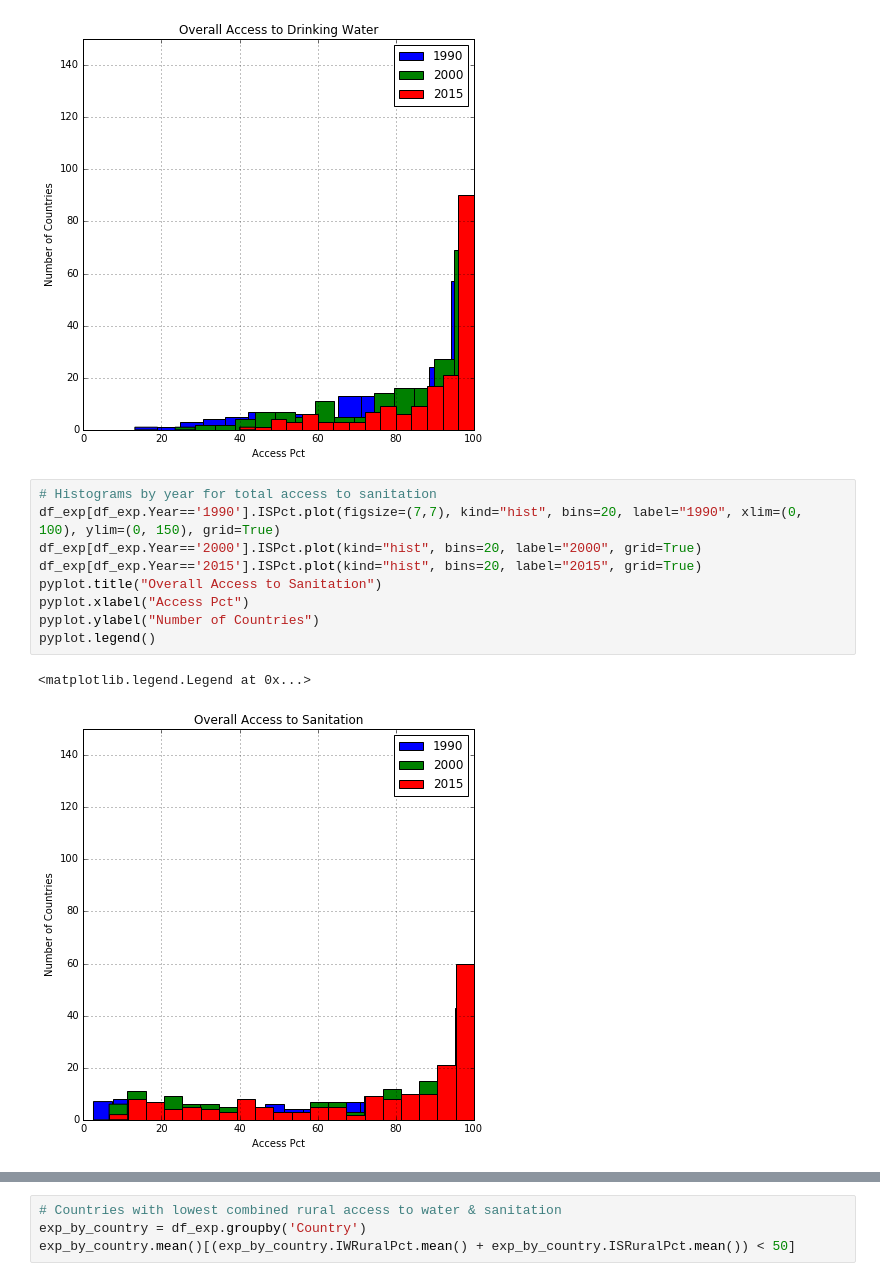
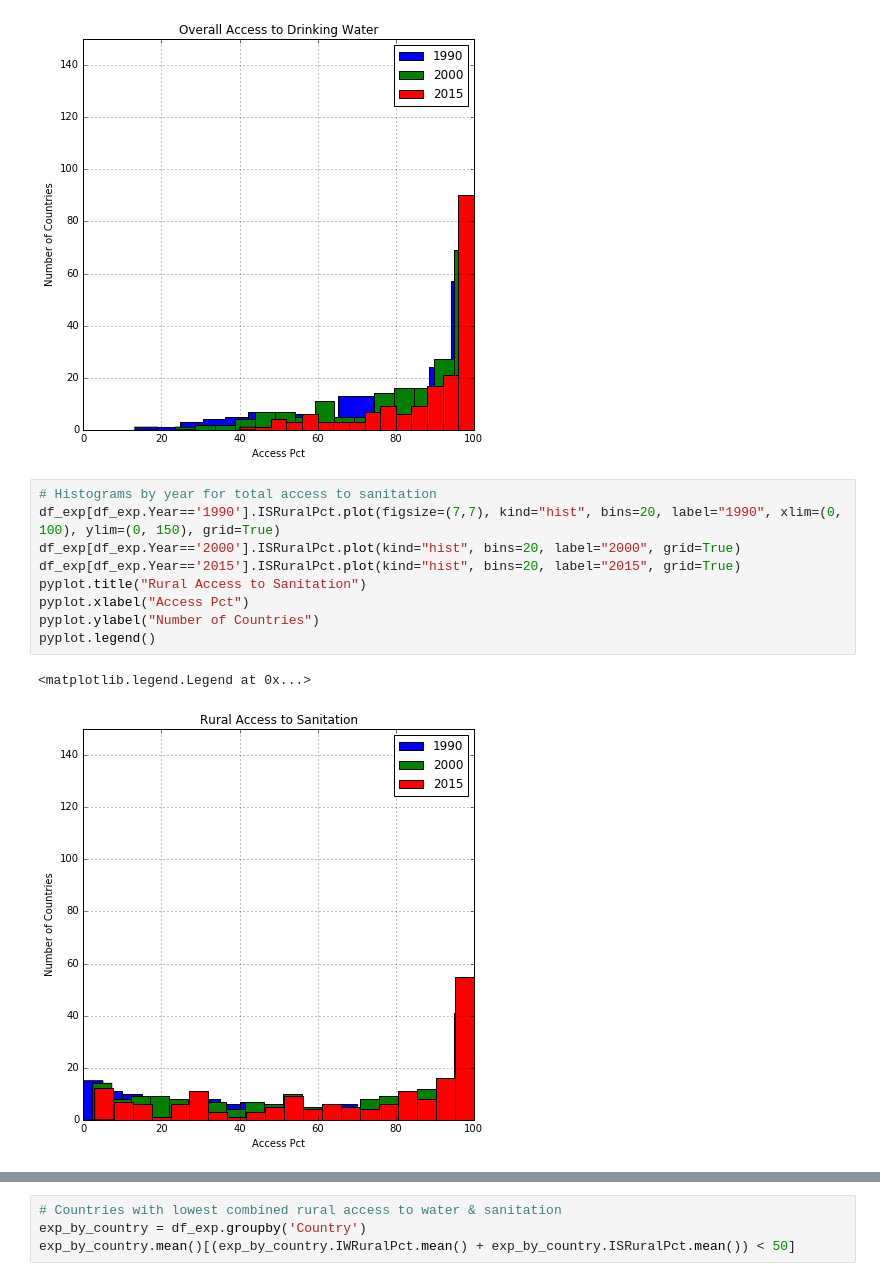
Before and after one commit to brychung/hello-world, a Jupyter notebook: AndreaDominicSarah/project/Submittal/Project2-Lab-Notebook-SK-AP-DD.ipynb, the cells around one changed output, grey strips where cells are left out. Cells and saved outputs as stored; diff of their text form.

```diff
--- a/AndreaDominicSarah/project/Submittal/Project2-Lab-Notebook-SK-AP-DD.ipynb
+++ b/AndreaDominicSarah/project/Submittal/Project2-Lab-Notebook-SK-AP-DD.ipynb
@@ -764,13 +764,13 @@ pyplot.legend()
 [figure]
 # %%
 # Histograms by year for total access to sanitation
-df_exp[df_exp.Year=='1990'].ISPct.plot(figsize=(7,7), kind="hist", bins=20, label="1990", xlim=(0, 100), ylim=(0, 150), grid=True)
-df_exp[df_exp.Year=='2000'].ISPct.plot(kind="hist", bins=20, label="2000", grid=True)
-df_exp[df_exp.Year=='2015'].ISPct.plot(kind="hist", bins=20, label="2015", grid=True)
-pyplot.title("Overall Access to Sanitation")
+df_exp[df_exp.Year=='1990'].ISRuralPct.plot(figsize=(7,7), kind="hist", bins=20, label="1990", xlim=(0, 100), ylim=(0, 150), grid=True)
+df_exp[df_exp.Year=='2000'].ISRuralPct.plot(kind="hist", bins=20, label="2000", grid=True)
+df_exp[df_exp.Year=='2015'].ISRuralPct.plot(kind="hist", bins=20, label="2015", grid=True)
+pyplot.title("Rural Access to Sanitation")
 pyplot.xlabel("Access Pct")
 pyplot.ylabel("Number of Countries")
 pyplot.legend()
 # %% [output]
 <matplotlib.legend.Legend at 0x...>
-[figure, old version]
+[figure, new version]
```
Also changed, not shown: parts of 2 cells of this notebook, 4 other files.
